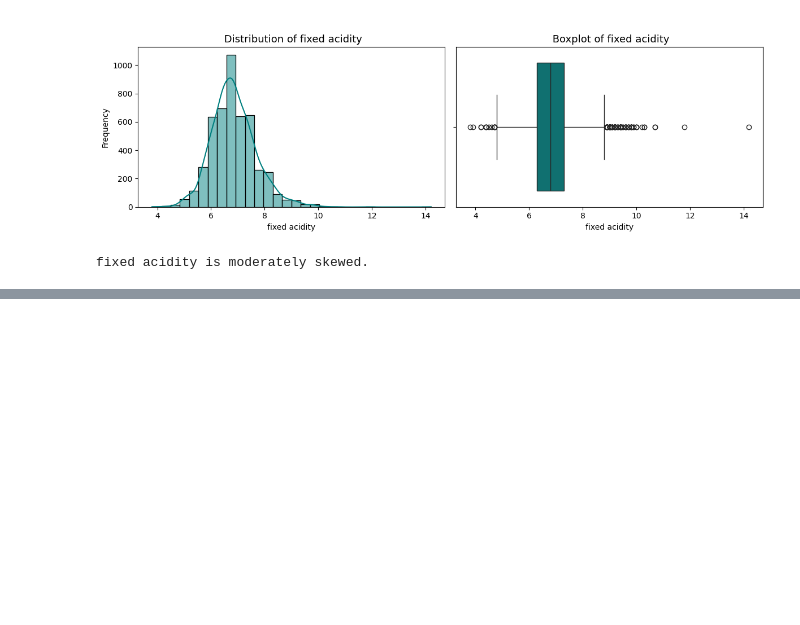
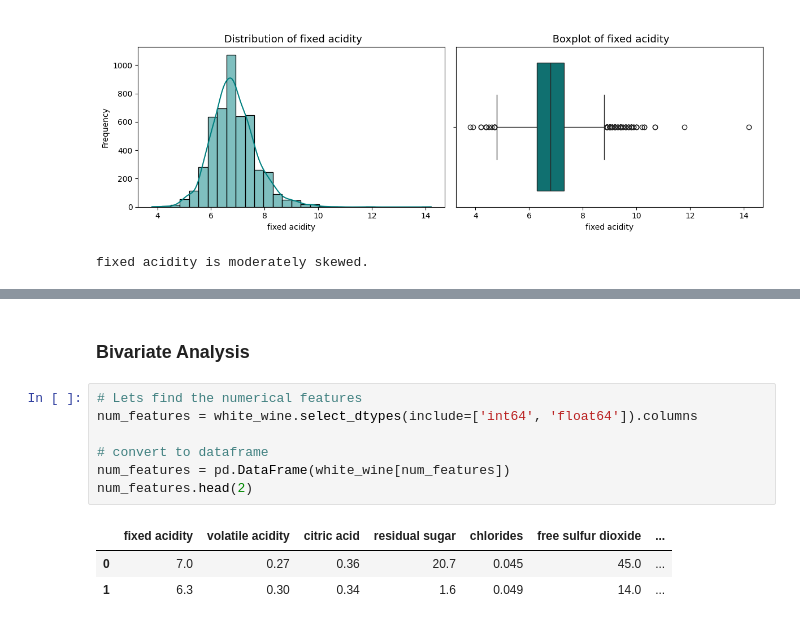
Before and after one commit to perpetualdev/ai_engineering, a Jupyter notebook: module_three/week_three/eda/working_with_eda.ipynb, the cells around one changed output, grey strips where cells are left out. Cells and saved outputs as stored; diff of their text form; blank space fills up the shorter version.

```diff
--- a/module_three/week_three/eda/working_with_eda.ipynb
+++ b/module_three/week_three/eda/working_with_eda.ipynb
@@ -137,0 +297,13 @@ fixed acidity is moderately skewed.
+# %% [markdown]
+### **Bivariate Analysis**
+# %%
+# Lets find the numerical features
+num_features = white_wine.select_dtypes(include=['int64', 'float64']).columns
+
+# convert to dataframe
+num_features = pd.DataFrame(white_wine[num_features])
+num_features.head(2)
+# %% [output]
+|  | fixed acidity | volatile acidity | citric acid | residual sugar | chlorides | free sulfur dioxide | ... |
+| 0 | 7.0 | 0.27 | 0.36 | 20.7 | 0.045 | 45.0 | ... |
+| 1 | 6.3 | 0.30 | 0.34 | 1.6 | 0.049 | 14.0 | ... |
```
Also changed, not shown: parts of 5 cells of this notebook, 1 other file.
